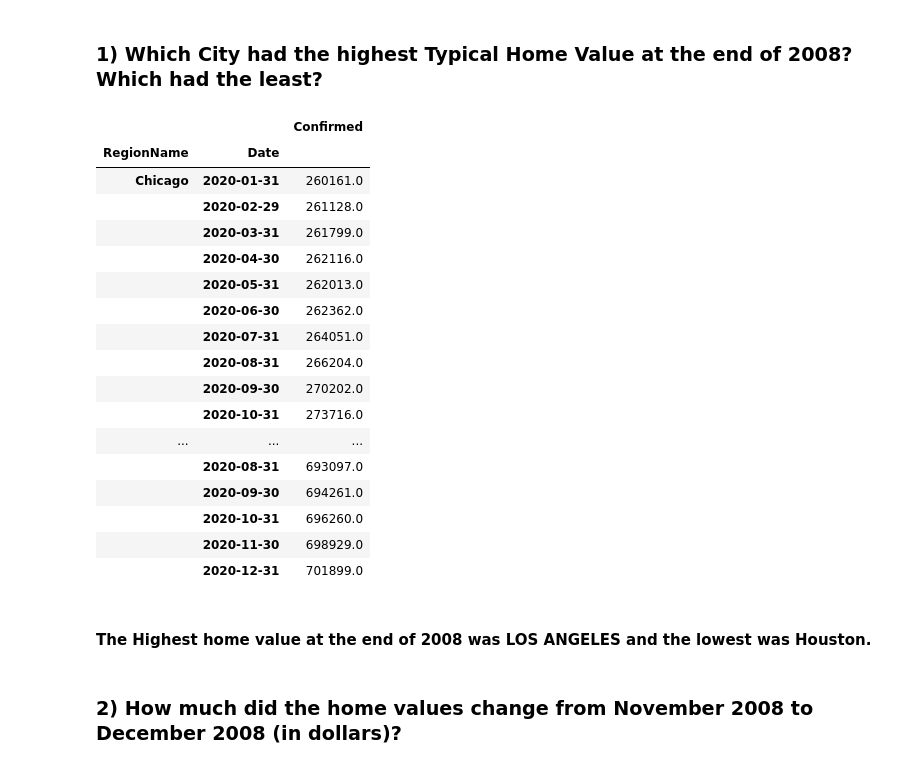
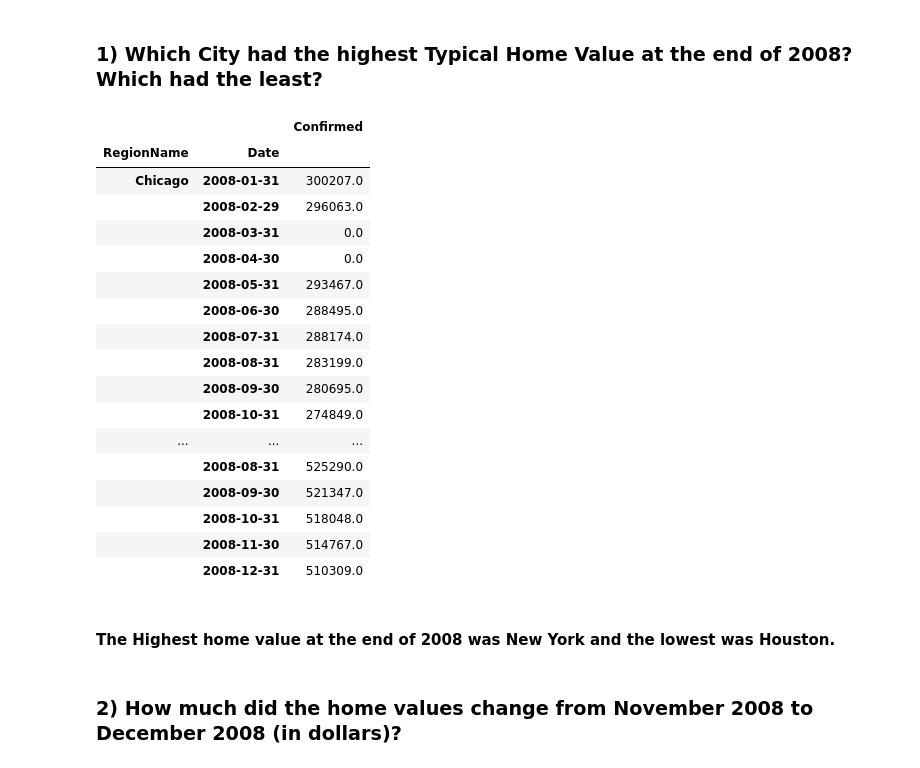
Before and after one commit to Bschreff/Preparing-Time-Series-from-Wide-Form-Data, a Jupyter notebook: Preparing Time Series from Wide-Form Data.ipynb, the cells around one changed output. Cells and saved outputs as stored; diff of their text form; code cells hidden in the pictures.

```diff
--- a/Preparing Time Series from Wide-Form Data.ipynb
+++ b/Preparing Time Series from Wide-Form Data.ipynb
@@ -323,28 +323,28 @@ ax.legend(bbox_to_anchor=[1,1])
 # %% [markdown]
 ### 1) Which City had the highest Typical Home Value at the end of 2008? Which had the least?
 # %%
-df_ts.loc[pd.IndexSlice[:, '2020'],:]
+df_ts.loc[pd.IndexSlice[:, '2008'],:]
 # %% [output]
 |  |  | Confirmed |
 | RegionName | Date |  |
-| Chicago | 2020-01-31 | 260161.0 |
-|  | 2020-02-29 | 261128.0 |
-|  | 2020-03-31 | 261799.0 |
-|  | 2020-04-30 | 262116.0 |
-|  | 2020-05-31 | 262013.0 |
-|  | 2020-06-30 | 262362.0 |
-|  | 2020-07-31 | 264051.0 |
-|  | 2020-08-31 | 266204.0 |
-|  | 2020-09-30 | 270202.0 |
-|  | 2020-10-31 | 273716.0 |
+| Chicago | 2008-01-31 | 300207.0 |
+|  | 2008-02-29 | 296063.0 |
+|  | 2008-03-31 | 0.0 |
+|  | 2008-04-30 | 0.0 |
+|  | 2008-05-31 | 293467.0 |
+|  | 2008-06-30 | 288495.0 |
+|  | 2008-07-31 | 288174.0 |
+|  | 2008-08-31 | 283199.0 |
+|  | 2008-09-30 | 280695.0 |
+|  | 2008-10-31 | 274849.0 |
 | ... | ... | ... |
-|  | 2020-08-31 | 693097.0 |
-|  | 2020-09-30 | 694261.0 |
-|  | 2020-10-31 | 696260.0 |
-|  | 2020-11-30 | 698929.0 |
-|  | 2020-12-31 | 701899.0 |
+|  | 2008-08-31 | 525290.0 |
+|  | 2008-09-30 | 521347.0 |
+|  | 2008-10-31 | 518048.0 |
+|  | 2008-11-30 | 514767.0 |
+|  | 2008-12-31 | 510309.0 |
 # %% [markdown]
-#### The Highest home value at the end of 2008 was LOS ANGELES and the lowest was Houston.
+#### The Highest home value at the end of 2008 was New York and the lowest was Houston.
 # %% [markdown]
 ### 2) How much did the home values change from November 2008 to December 2008 (in dollars)?
 # %%
```
Also changed, not shown: parts of 2 cells of this notebook.
